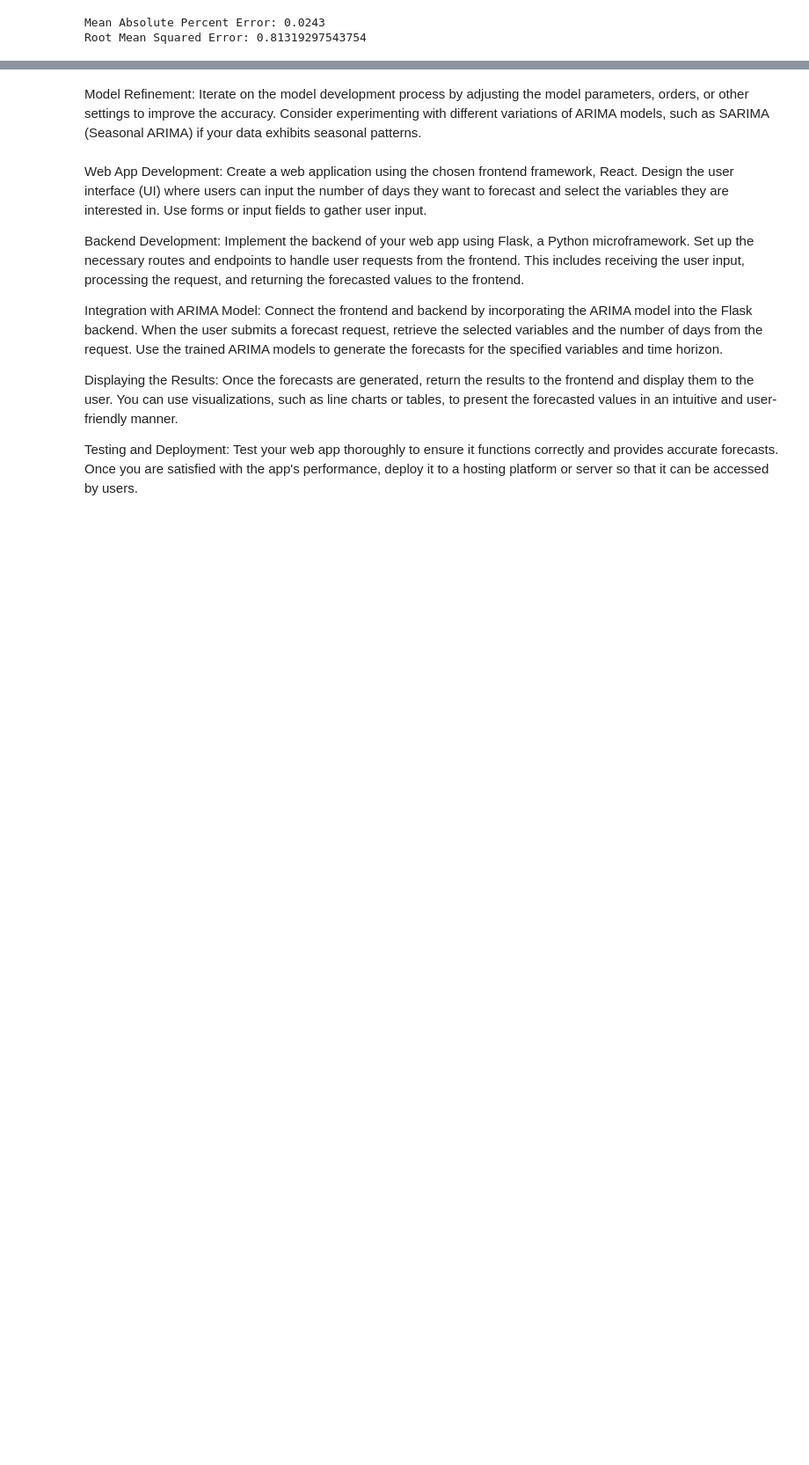
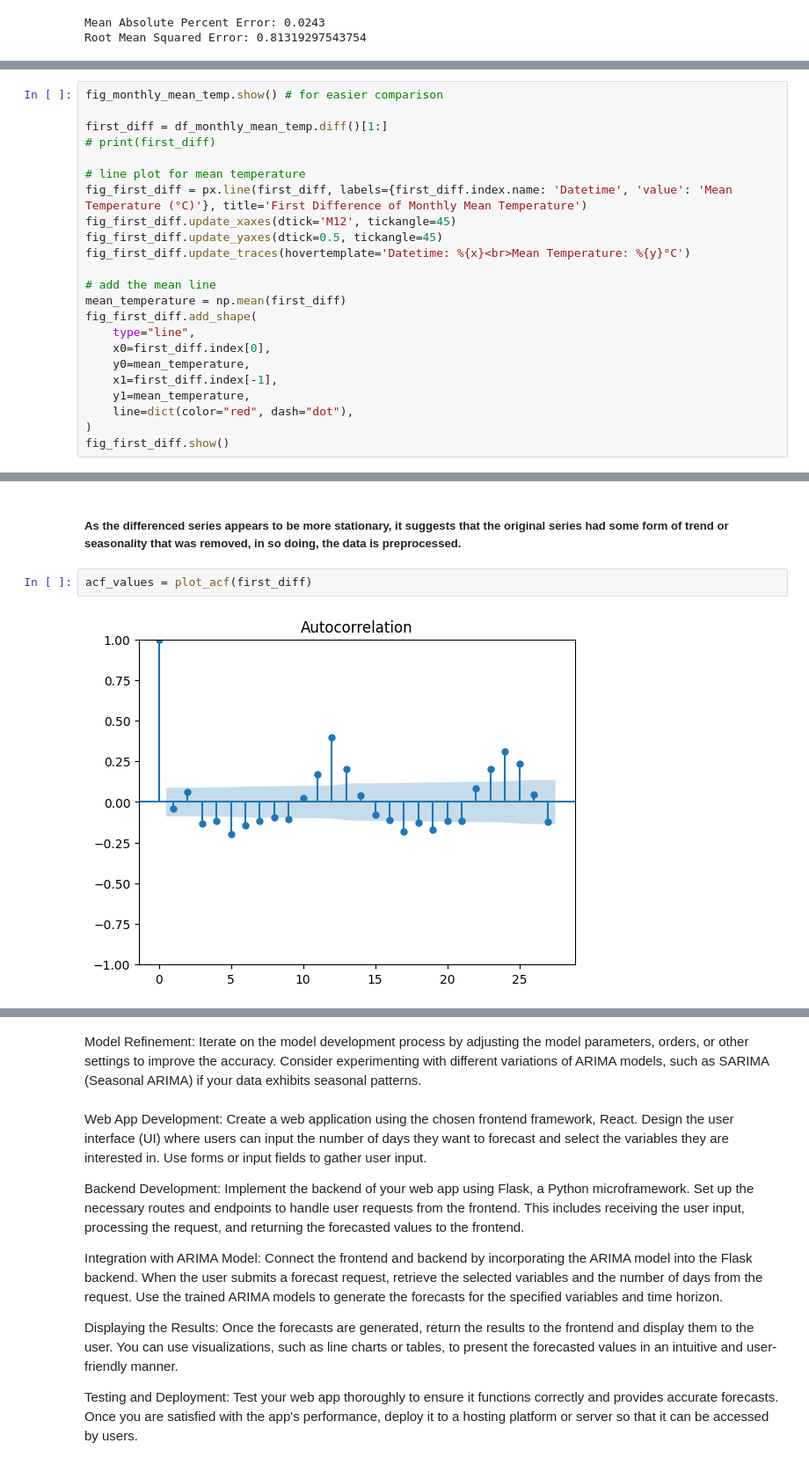
Before and after one commit to linustws/climate-prediction, a Jupyter notebook: Singapore_Weather_Prediction.ipynb, the cells around one changed output, grey strips where cells are left out. Shown at 88% size. Cells and saved outputs as stored; diff of their text form; blank space fills up the shorter version.

Commit message:
use arma model with first diff

```diff
--- a/Singapore_Weather_Prediction.ipynb
+++ b/Singapore_Weather_Prediction.ipynb
@@ -523,0 +530,23 @@ Root Mean Squared Error: 0.81319297543754
+# %%
+fig_monthly_mean_temp.show() # for easier comparison
+
+first_diff = df_monthly_mean_temp.diff()[1:]
+# print(first_diff)
+
+# line plot for mean temperature
+fig_first_diff = px.line(first_diff, labels={first_diff.index.name: 'Datetime', 'value': 'Mean Temperature (°C)'}, title='First Difference of Monthly Mean Temperature')
+fig_first_diff.update_xaxes(dtick='M12', tickangle=45)
+fig_first_diff.update_yaxes(dtick=0.5, tickangle=45)
+fig_first_diff.update_traces(hovertemplate='Datetime: %{x}<br>Mean Temperature: %{y}°C')
+
+# add the mean line
+mean_temperature = np.mean(first_diff)
+fig_first_diff.add_shape(
+    type="line",
+    x0=first_diff.index[0],
+    y0=mean_temperature,
+    x1=first_diff.index[-1],
+    y1=mean_temperature,
+    line=dict(color="red", dash="dot"),
+)
+fig_first_diff.show()
@@ -523,0 +556,6 @@ Root Mean Squared Error: 0.81319297543754
+# %% [markdown]
+##### As the differenced series appears to be more stationary, it suggests that the original series had some form of trend or seasonality that was removed, in so doing, the data is preprocessed.
+# %%
+acf_values = plot_acf(first_diff)
+# %% [output]
+[figure, added]
```
Also changed, not shown: parts of 12 cells of this notebook.
